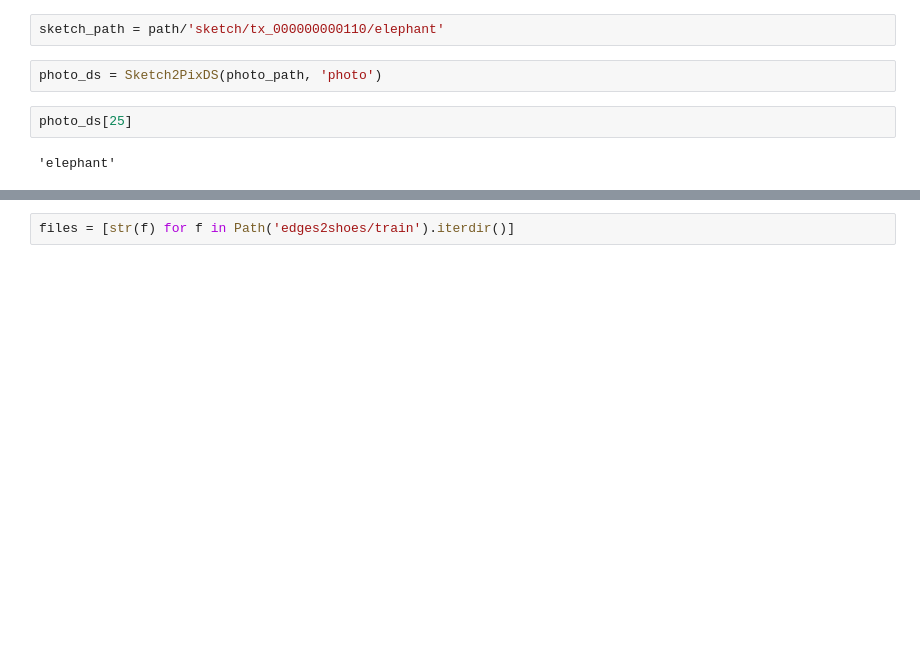
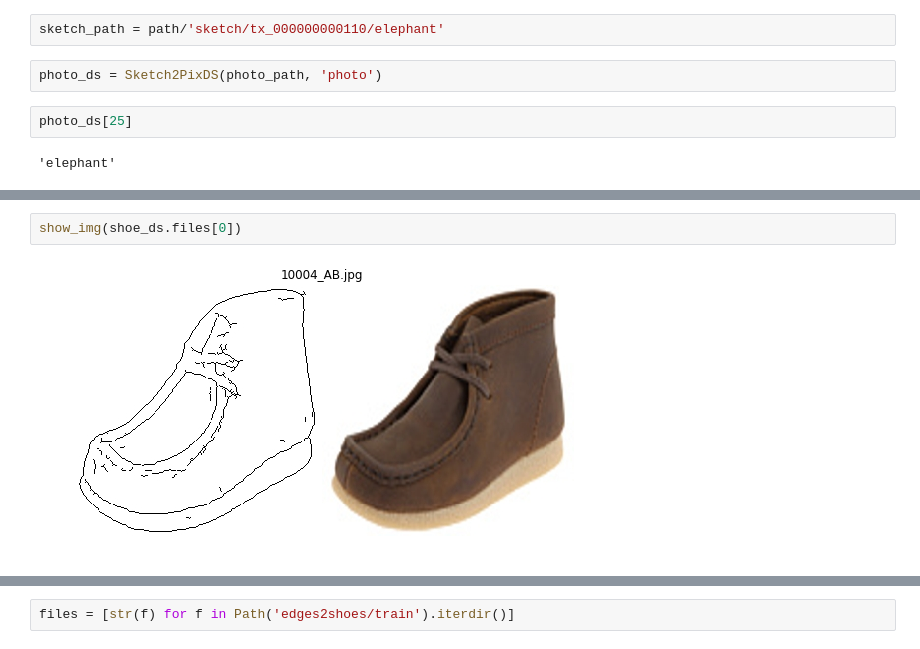
Before and after one commit to hdmamin/GAN-architectures, a Jupyter notebook: dev.ipynb, the cells around one changed output, grey strips where cells are left out. Cells and saved outputs as stored; diff of their text form; blank space fills up the shorter version.

```diff
--- a/dev.ipynb
+++ b/dev.ipynb
@@ -59,0 +97,4 @@ photo_ds[25]
+# %%
+show_img(shoe_ds.files[0])
+# %% [output]
+[figure, added]
```
Also changed, not shown: parts of 21 cells of this notebook, 3 other files.
